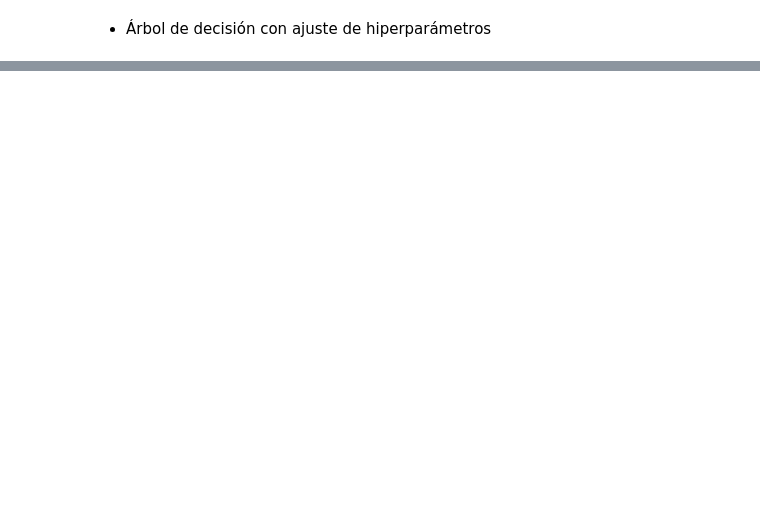
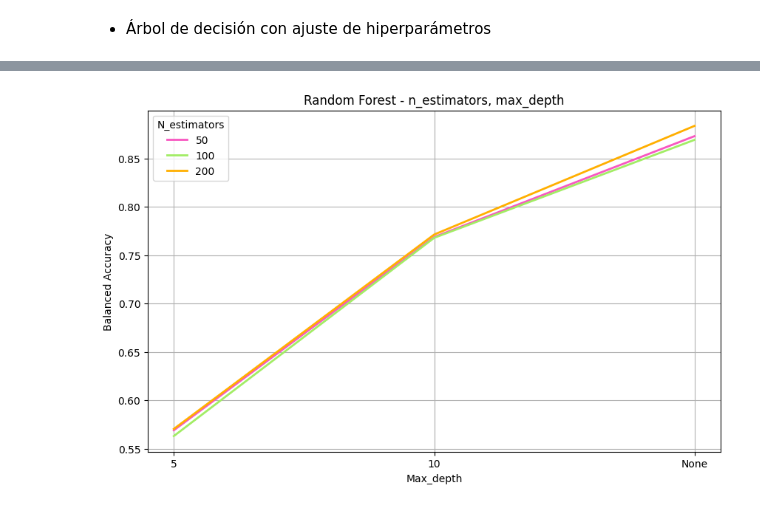
Before and after one commit to kevinMGII/Grupo7-Practica1, a Jupyter notebook: Grupo7_Practica1.ipynb, the cells around one changed output, grey strips where cells are left out. Saved outputs shown, nothing was run; the diff lists cells and outputs as text; code cells hidden in the pictures; blank space fills up the shorter version.

```diff
--- a/Grupo7_Practica1.ipynb
+++ b/Grupo7_Practica1.ipynb
@@ -565,0 +694,46 @@ Mejor score BRF: 0.9251547961407155 , Tiempo= 226.7458176612854 s
+# %%
+import matplotlib.pyplot as plt
+import seaborn as sns
+import pandas as pd
+
+# Convertir los resultados de GridSearchCV en un DataFrame
+results_df = pd.DataFrame(grid_search_rf.cv_results_)
+
+# Filtrar solo los valores con min_samples_split=2 y min_samples_leaf=1
+filtered_df = results_df[
+    (results_df["param_rf__min_samples_split"] == 2) &
+    (results_df["param_rf__min_samples_leaf"] == 1)
+].copy()
+
+# Convertir None en una cadena para evitar errores en Seaborn
+filtered_df["param_rf__max_depth"] = filtered_df["param_rf__max_depth"].astype(str)
+
+# Definir colores personalizados para cada número de árboles (n_estimators)
+custom_palette = {
+    50: "#F857C1",  # Rosa
+    100: "#a2ed65",  # Verde
+    200: "#FFAF00"  # Amarillo
+}
+
+# Crear el gráfico con las combinaciones separadas
+plt.figure(figsize=(10, 6))
+sns.lineplot(
+    data=filtered_df,
+    x="param_rf__max_depth",  # Eje X -> Profundidad máxima
+    y="mean_test_score",       # Eje Y -> Balanced Accuracy
+    hue="param_rf__n_estimators",  # Diferencia por número de árboles
+    markers=True,
+    dashes=False,
+    linewidth=2,
+    palette=custom_palette
+)
+
+# Personalización del gráfico
+plt.xlabel("Max_depth")
+plt.ylabel("Balanced Accuracy")
+plt.title("Random Forest - n_estimators, max_depth")
+plt.legend(title="N_estimators")
+plt.grid(True)
+plt.show()
+# %% [output]
+[figure, added]
```
Also changed, not shown: parts of 42 cells of this notebook.
